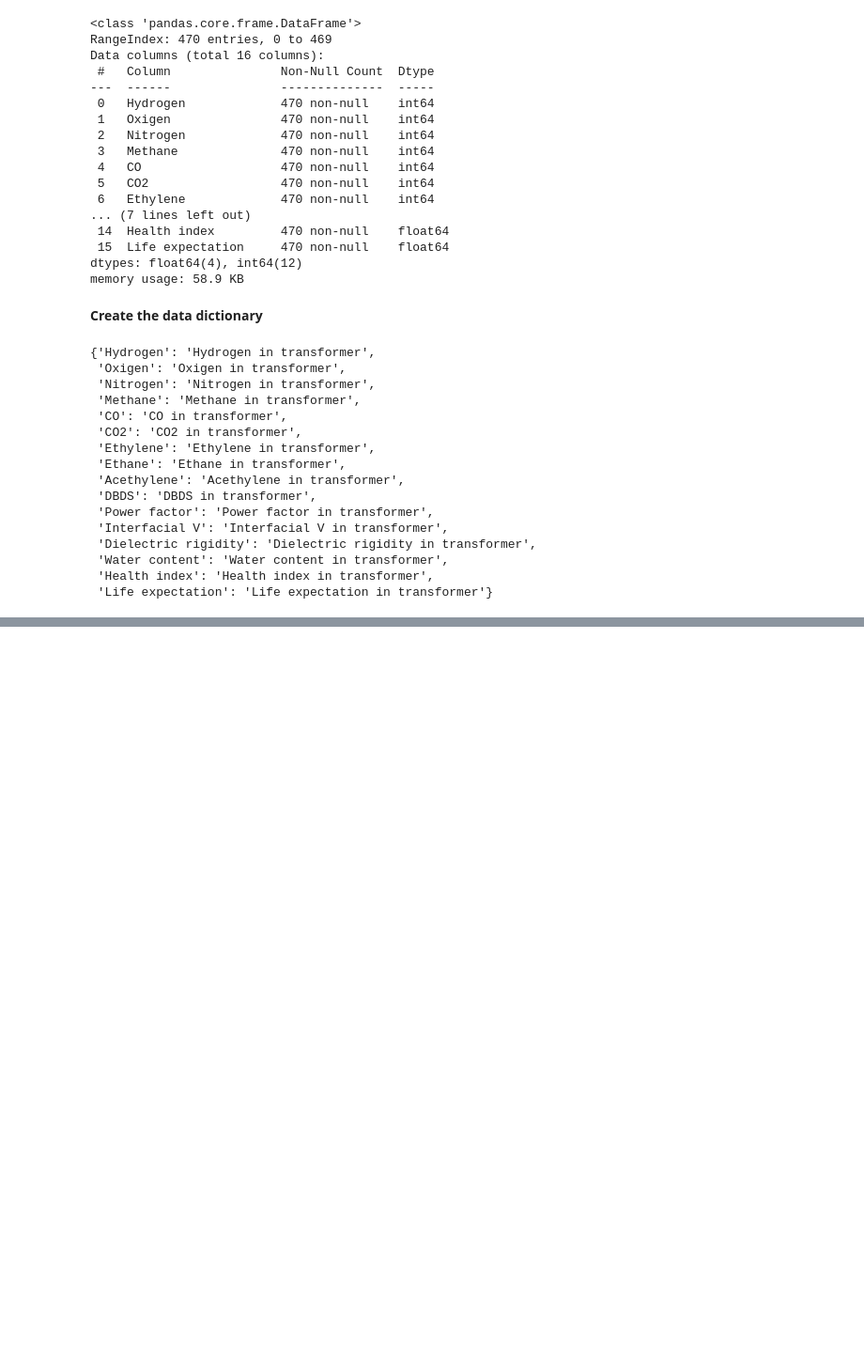
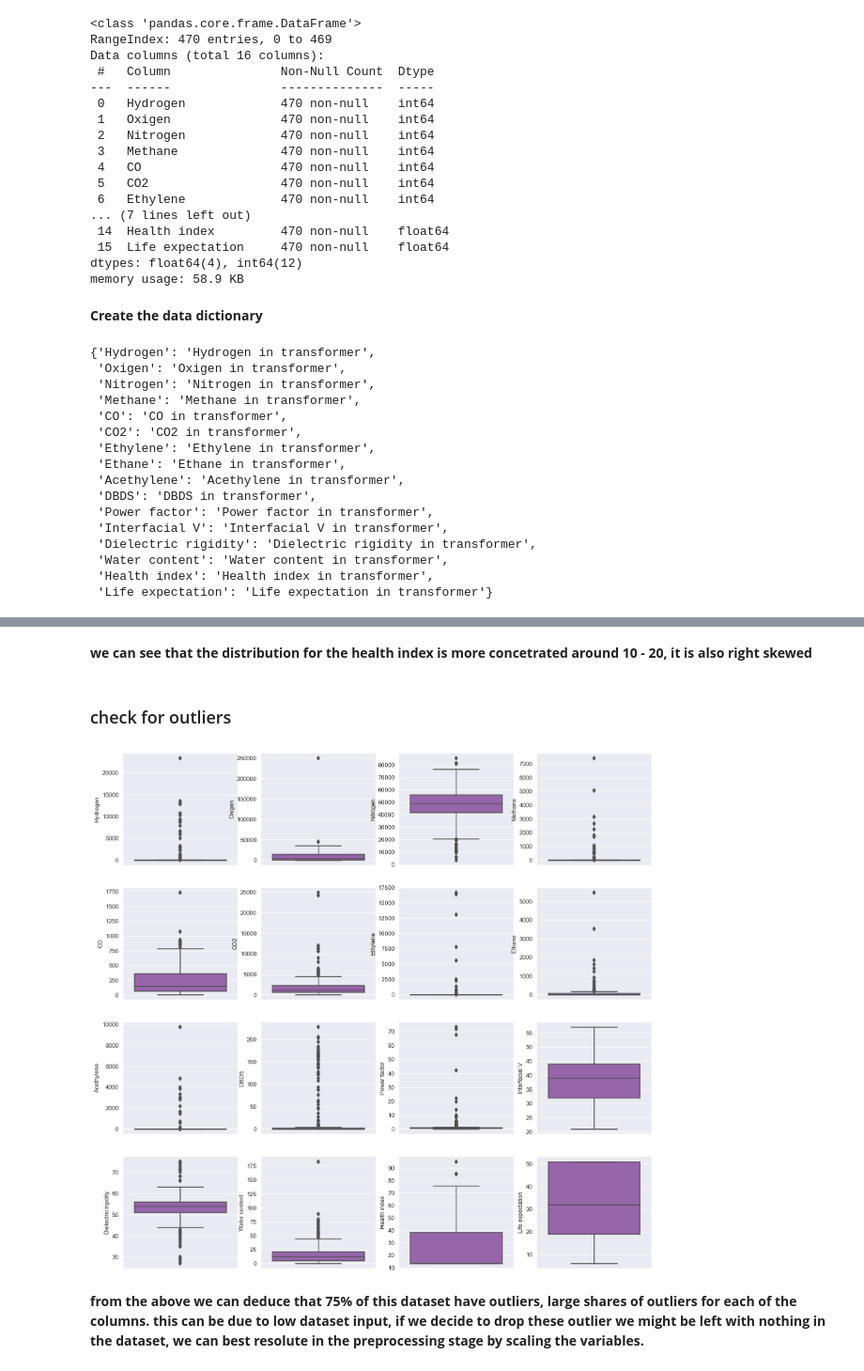
Before and after one commit to mattyjr007/Data-Science-Portfolio, a Jupyter notebook: Ikeja Electric Failure in transformer useCase-Study/failure analysis in power transformer.ipynb, the cells around one changed output, grey strips where cells are left out. Shown at 94% size. Saved outputs shown, nothing was run; the diff lists cells and outputs as text; code cells hidden in the pictures; blank space fills up the shorter version.

```diff
--- a/Ikeja Electric Failure in transformer useCase-Study/failure analysis in power transformer.ipynb
+++ b/Ikeja Electric Failure in transformer useCase-Study/failure analysis in power transformer.ipynb
@@ -95,0 +160,18 @@ data_dict['Health index'] = 'Health / global state of power transformer scale 0-
+# %% [markdown]
+**we can see that the distribution for the health index is more concetrated around 10 - 20, it is also right skewed**
+# %% [markdown]
+### check for outliers
+# %%
+fig,axes = plt.subplots(nrows=4,ncols=4,figsize=(16,16),dpi=120)
+
+cols = data.columns
+j= 0
+for i in range(4):
+    for k in range(4):
+        sns.boxplot(y = data[cols[j]],ax=axes[i][k])
+        j +=1
+# %% [output]
+[figure, added]
+# %% [markdown]
+**from the above we can deduce that 75% of this dataset have outliers, large shares of outliers for each of the columns.
+this can be due to low dataset input, if we decide to drop these outlier we might be left with nothing in the dataset, we can best resolute in the preprocessing stage by scaling the variables.**
```
Also changed, not shown: parts of 17 cells of this notebook.
